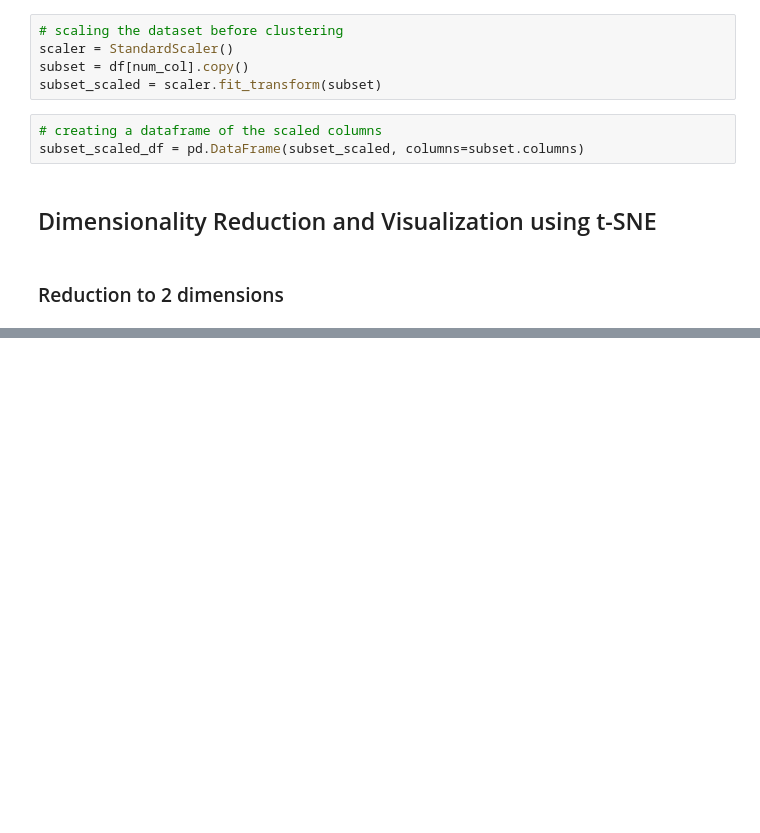
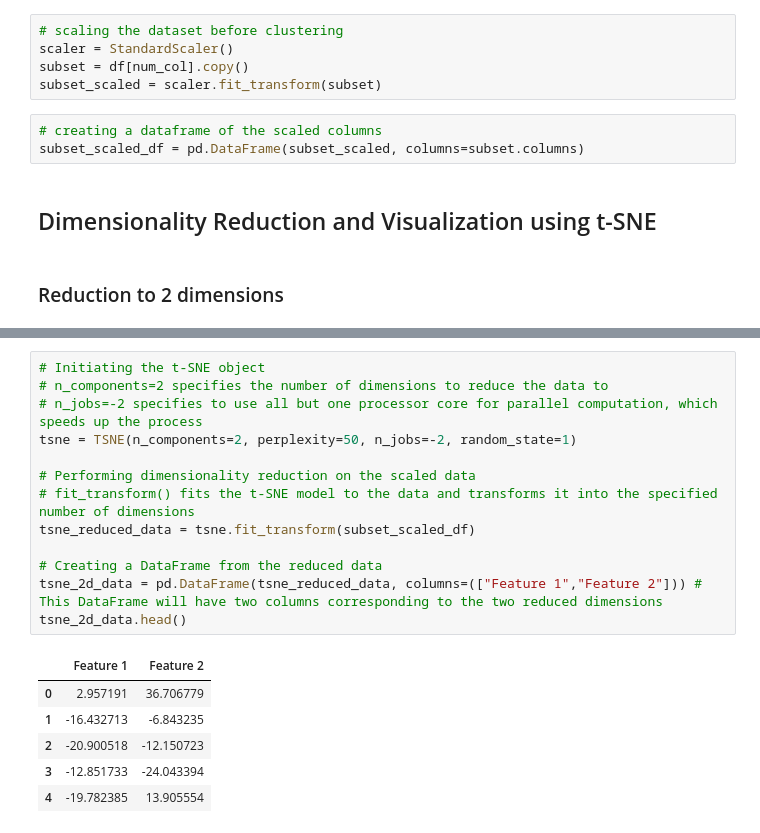
Before and after one commit to dennisumoh325/Product_Segmentation_clustering, a Jupyter notebook: product_seg_NB.ipynb, the cells around one changed output, grey strips where cells are left out. Saved outputs shown, nothing was run; the diff lists cells and outputs as text; blank space fills up the shorter version.

```diff
--- a/product_seg_NB.ipynb
+++ b/product_seg_NB.ipynb
@@ -349,0 +405,20 @@ subset_scaled_df = pd.DataFrame(subset_scaled, columns=subset.columns)
+# %%
+# Initiating the t-SNE object
+# n_components=2 specifies the number of dimensions to reduce the data to
+# n_jobs=-2 specifies to use all but one processor core for parallel computation, which speeds up the process
+tsne = TSNE(n_components=2, perplexity=50, n_jobs=-2, random_state=1)
+
+# Performing dimensionality reduction on the scaled data
+# fit_transform() fits the t-SNE model to the data and transforms it into the specified number of dimensions
+tsne_reduced_data = tsne.fit_transform(subset_scaled_df)
+
+# Creating a DataFrame from the reduced data
+tsne_2d_data = pd.DataFrame(tsne_reduced_data, columns=(["Feature 1","Feature 2"])) # This DataFrame will have two columns corresponding to the two reduced dimensions
+tsne_2d_data.head()
+# %% [output]
+|  | Feature 1 | Feature 2 |
+| 0 | 2.957191 | 36.706779 |
+| 1 | -16.432713 | -6.843235 |
+| 2 | -20.900518 | -12.150723 |
+| 3 | -12.851733 | -24.043394 |
+| 4 | -19.782385 | 13.905554 |
```
Also changed, not shown: parts of 6 cells of this notebook.
